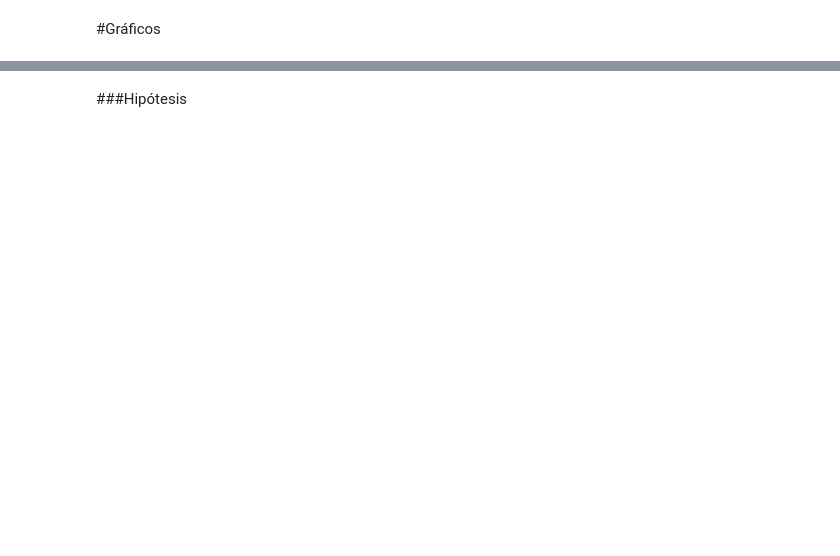
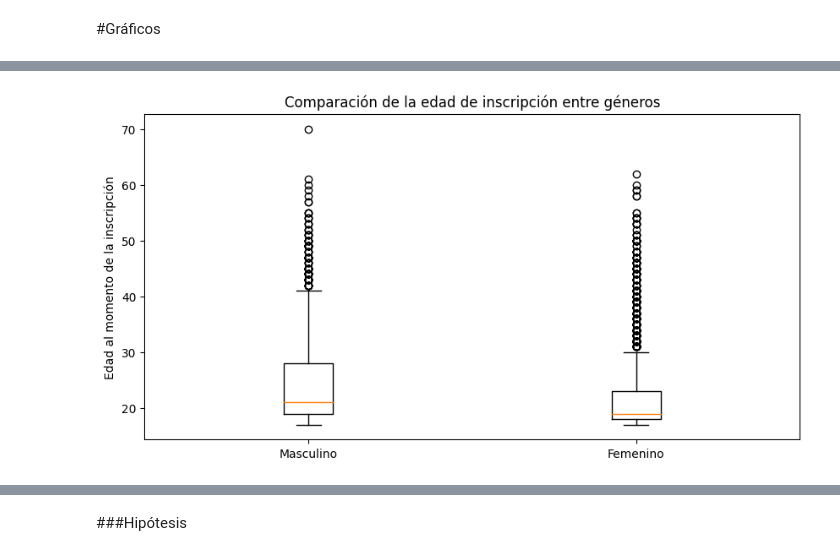
Before and after one commit to AimoneCG/Proyecto-CoderHouse-Data-Science-I-Fundamentos-para-la-Ciencia-de-Datos, a Jupyter notebook: ProyectoDS_Parte1_Aimone.ipynb, the cells around one changed output, grey strips where cells are left out. Cells and saved outputs as stored; diff of their text form; code cells hidden in the pictures; blank space fills up the shorter version.

```diff
--- a/ProyectoDS_Parte1_Aimone.ipynb
+++ b/ProyectoDS_Parte1_Aimone.ipynb
@@ -129,0 +175,9 @@ df.describe()
+# %%
+# Matplotlib: Libre elección
+plt.figure(figsize=(10, 5))
+plt.boxplot([df[df['Gender'] == 1]['Age at enrollment'], df[df['Gender'] == 0]['Age at enrollment']], labels=['Masculino', 'Femenino'])
+plt.ylabel('Edad al momento de la inscripción')
+plt.title('Comparación de la edad de inscripción entre géneros')
+plt.show()
+# %% [output]
+[figure, added]
```
Also changed, not shown: parts of 8 cells of this notebook.
